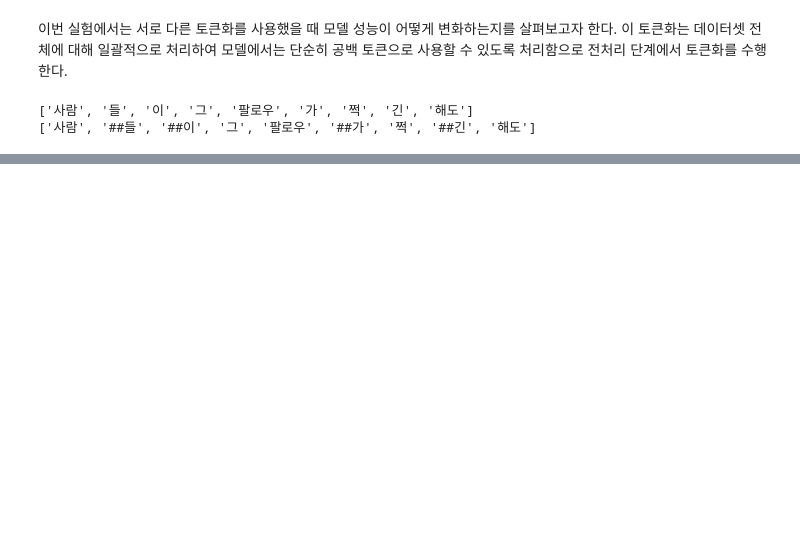
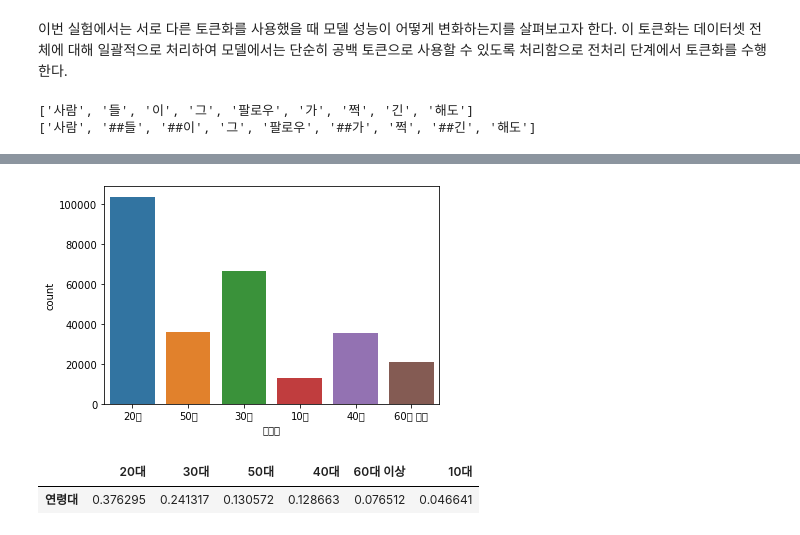
Before and after one commit to BlessingDev/NLP-Standard-Dialect-Translation, a Jupyter notebook: EDA/EDA4.ipynb, the cells around one changed output, grey strips where cells are left out. Saved outputs shown, nothing was run; the diff lists cells and outputs as text; code cells hidden in the pictures; blank space fills up the shorter version.

```diff
--- a/EDA/EDA4.ipynb
+++ b/EDA/EDA4.ipynb
@@ -526,0 +540,3 @@ sampled_df.to_csv("../datas/output/jeonla_dialect_data_형태소.csv")
+# %%
+df = pd.read_csv("../datas/output/jeonla_dialect_test_age.csv", index_col=0)
+df
@@ -526,0 +557,15 @@ sampled_df.to_csv("../datas/output/jeonla_dialect_data_형태소.csv")
+# %%
+ax = sns.countplot(x="연령대", data=df)
+# %% [output]
+[figure, added]
+# %%
+age_table = df["연령대"].value_counts().to_frame().T
+total_count = sum([int(age_table[col]) for col in age_table.columns])
+
+for col in age_table.columns:
+    age_table[col] = float(age_table[col]) / total_count
+
+age_table
+# %% [output]
+|  | 20대 | 30대 | 50대 | 40대 | 60대 이상 | 10대 |
+| 연령대 | 0.376295 | 0.241317 | 0.130572 | 0.128663 | 0.076512 | 0.046641 |
```
Also changed, not shown: parts of 82 cells of this notebook, 13 other files.
